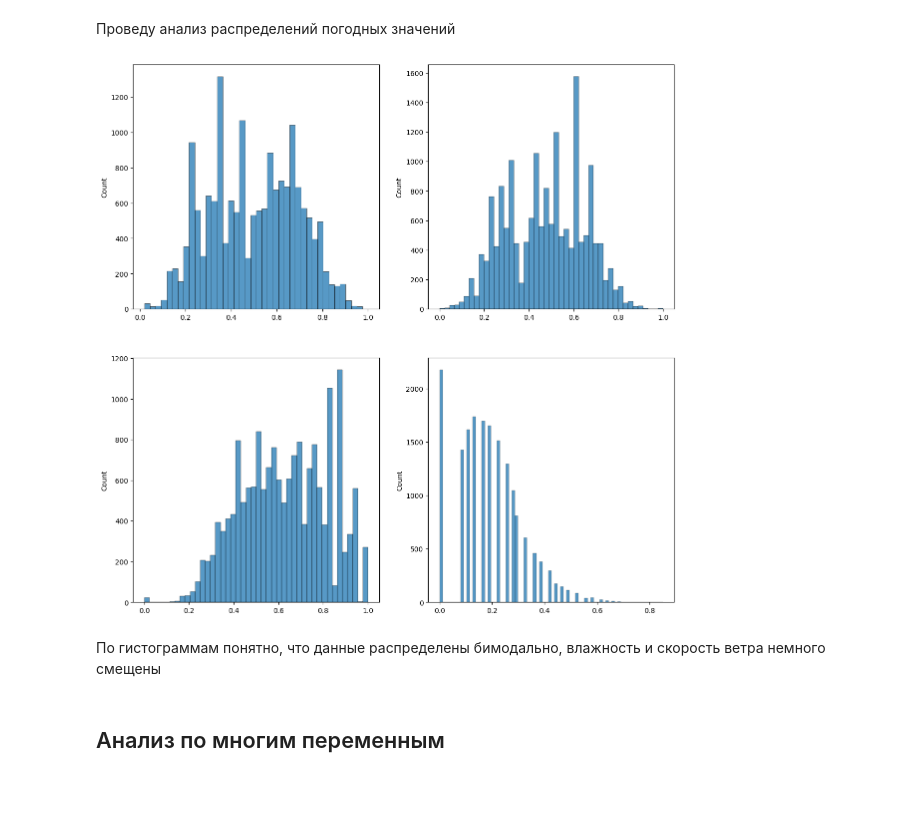
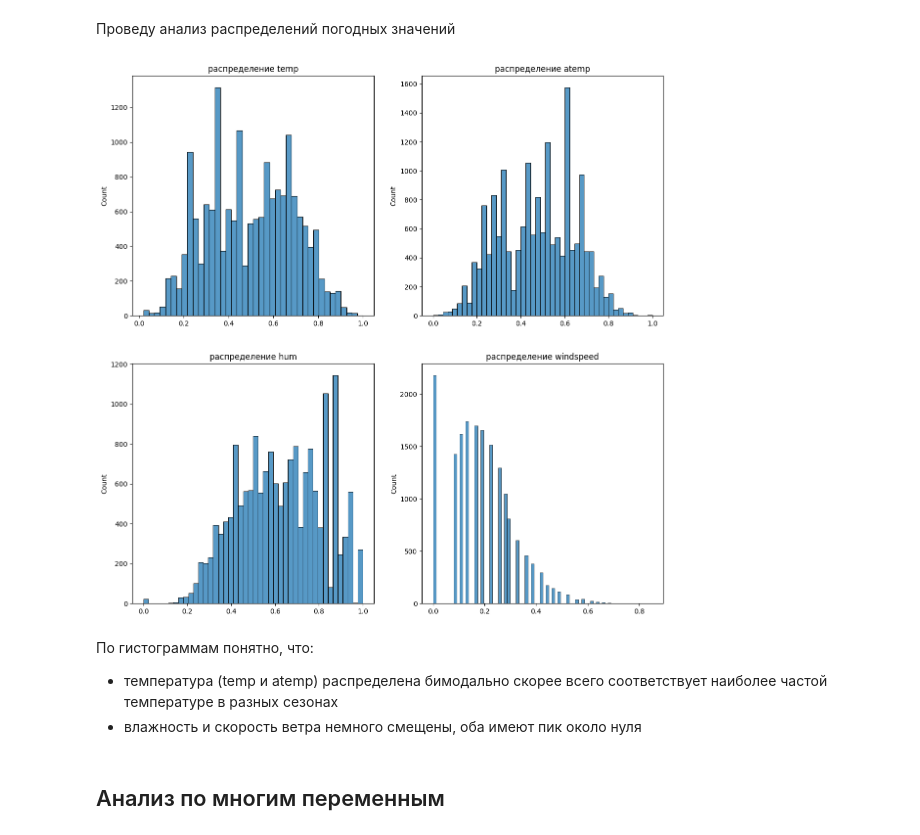
Before and after one commit to Kanogame/bikeshare, a Jupyter notebook: notebooks/01_eda.ipynb, the cells around one changed output. Drawn from its saved outputs; the diff is of its cells as text; code cells hidden in the pictures; blank space fills up the shorter version.

```diff
--- a/notebooks/01_eda.ipynb
+++ b/notebooks/01_eda.ipynb
@@ -119,5 +134,0 @@ sns.histplot(data=list(raw_bikes[raw_bikes["cnt"] <= 100]["cnt"]), kde=True)
-# %%
-for i in range(0, 10):
-    print(f"Кол-во значений {i}: {len(raw_bikes[raw_bikes['cnt'] == i])}")
-
-print(f"Мода: {raw_bikes['cnt'].mode()[0]}")
@@ -145,18 +148,19 @@ print(f"Мода: {raw_bikes['cnt'].mode()[0]}")
 # %% [markdown]
 Проведу анализ распределений погодных значений
 # %%
-fig, ax = plt.subplots(2, 2)
+fig, ax = plt.subplots(2, 2, figsize=(14, 14))
 
 cols = ["temp", "atemp", "hum", "windspeed"]
 
 for i, axis in enumerate(ax.flatten()):
     sns.histplot(data=list(raw_bikes[cols[i]]), ax=axis)
-
-fig.set_size_inches(14, 14)
+    axis.set_title(f"распределение {cols[i]}")
 # %% [output]
-[figure, old version]
+[figure, new version]
 # %% [markdown]
-По гистограммам понятно, что данные распределены бимодально, влажность и скорость ветра немного смещены
+По гистограммам понятно, что:
+- температура (temp и atemp) распределена бимодально скорее всего соответствует наиболее частой температуре в разных сезонах
+- влажность и скорость ветра немного смещены, оба имеют пик около нуля
 # %% [markdown]
 ## Анализ по многим переменным
 # %% [markdown]
```
Also changed, not shown: parts of 15 cells of this notebook, 3 other files.
